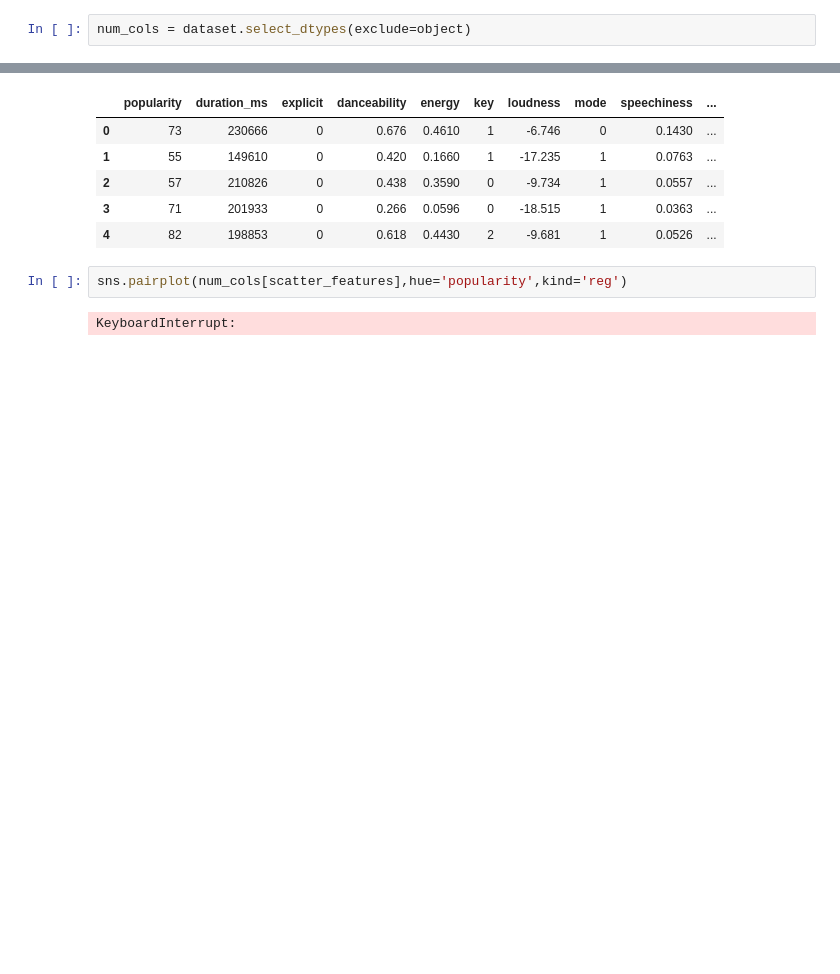
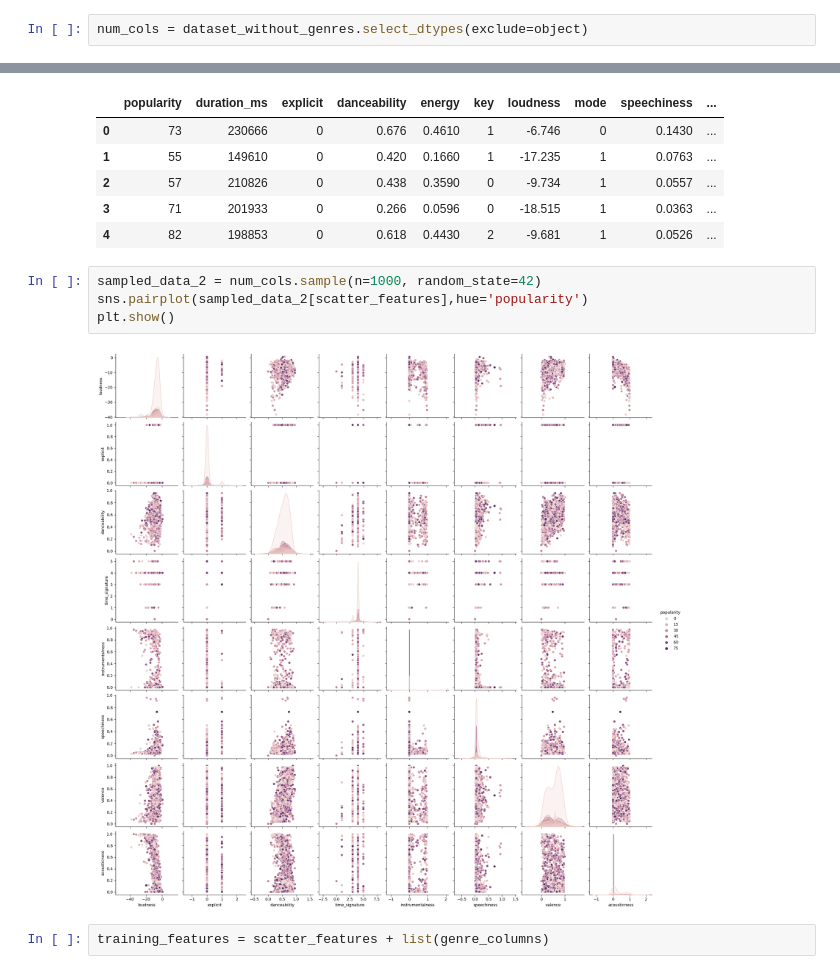
Before and after one commit to CC-KEH/Spotify-Song-Popularity-Prediction, a Jupyter notebook: notebooks/notebook_1.ipynb, the cells around one changed output, grey strips where cells are left out. Saved outputs shown, nothing was run; the diff lists cells and outputs as text; blank space fills up the shorter version.

```diff
--- a/notebooks/notebook_1.ipynb
+++ b/notebooks/notebook_1.ipynb
@@ -155,5 +183,5 @@ dataset.drop(labels=['album_name','track_id','Unnamed: 0','track_name'],axis=1,i
 # %%
-num_cols = dataset.select_dtypes(exclude=object)
+num_cols = dataset_without_genres.select_dtypes(exclude=object)
 # %%
 plt.figure(figsize=(10,7))
 sns.heatmap(num_cols.corr(), annot=True, cmap='coolwarm', fmt='.2f')
@@ -206,7 +223,11 @@ num_cols.head()
 | 2 | 57 | 210826 | 0 | 0.438 | 0.3590 | 0 | -9.734 | 1 | 0.0557 | ... |
 | 3 | 71 | 201933 | 0 | 0.266 | 0.0596 | 0 | -18.515 | 1 | 0.0363 | ... |
 | 4 | 82 | 198853 | 0 | 0.618 | 0.4430 | 2 | -9.681 | 1 | 0.0526 | ... |
-# %%
-sns.pairplot(num_cols[scatter_features],hue='popularity',kind='reg')
-# %% [output]
-KeyboardInterrupt:
+# %%
+sampled_data_2 = num_cols.sample(n=1000, random_state=42)
+sns.pairplot(sampled_data_2[scatter_features],hue='popularity')
+plt.show()
+# %% [output]
+[figure, added]
+# %%
+training_features = scatter_features + list(genre_columns)
```
Also changed, not shown: parts of 18 cells of this notebook, 1 other file.
